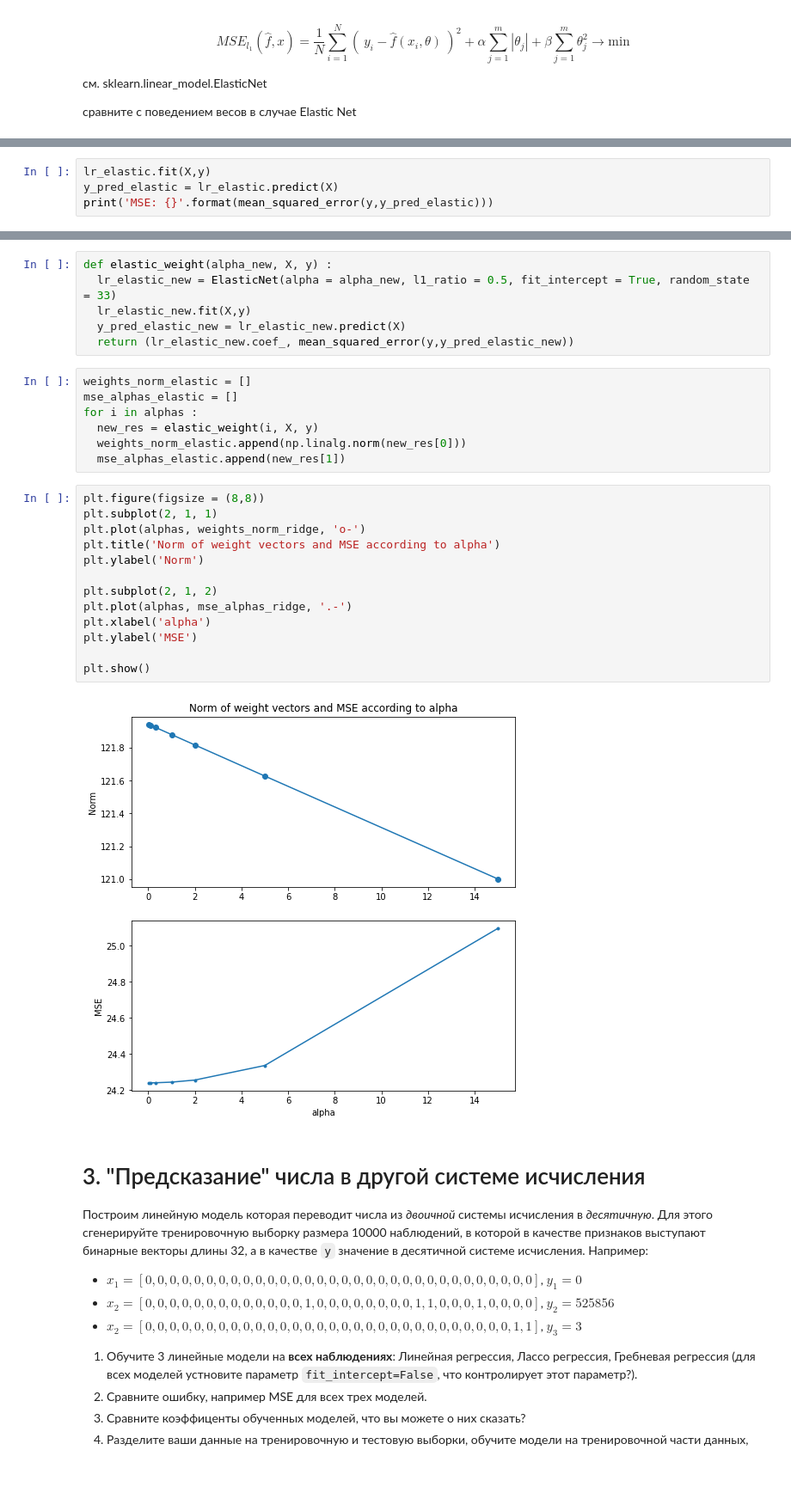
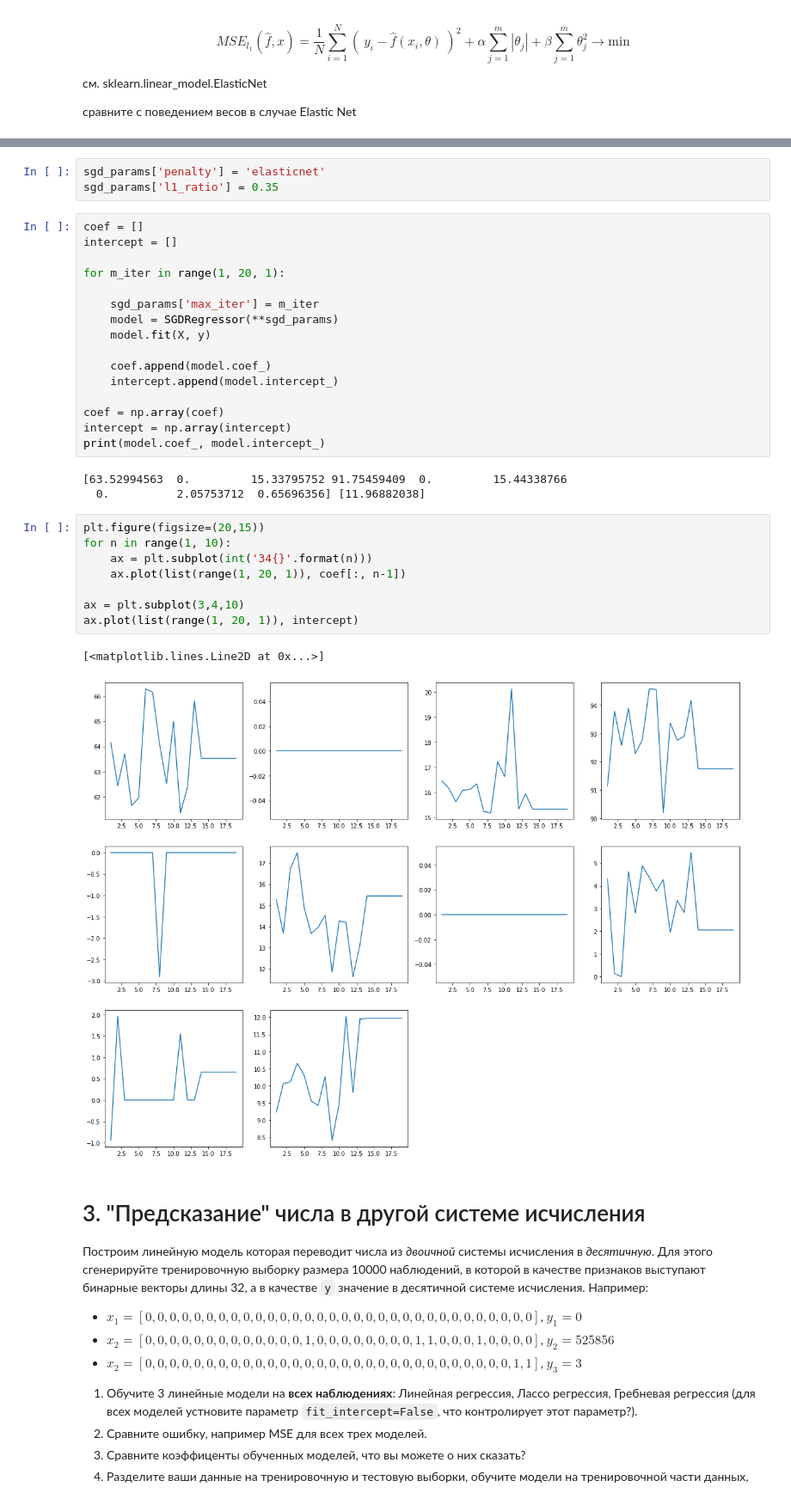
Before and after one commit to vanekek/iitp-ml-ds, a Jupyter notebook: 2023/seminar-3-l1l2/home-assignment-3-l1l2.ipynb, the cells around one changed output, grey strips where cells are left out. Shown: that part at 86% size. Saved outputs shown, nothing was run; the diff lists cells and outputs as text; blank space fills up the shorter version.

```diff
--- a/2023/seminar-3-l1l2/home-assignment-3-l1l2.ipynb
+++ b/2023/seminar-3-l1l2/home-assignment-3-l1l2.ipynb
@@ -388,4 +358,0 @@ lr_elastic = ElasticNet(alpha = 50, l1_ratio = 0.5, fit_intercept = True, random
-# %%
-lr_elastic.fit(X,y)
-y_pred_elastic = lr_elastic.predict(X)
-print('MSE: {}'.format(mean_squared_error(y,y_pred_elastic)))
@@ -399,31 +359,36 @@ array([ 1.60888509,  0.        ,  0.        ,  2.66387495, -0.        ,
-# %%
-def elastic_weight(alpha_new, X, y) :
-  lr_elastic_new = ElasticNet(alpha = alpha_new, l1_ratio = 0.5, fit_intercept = True, random_state = 33)
-  lr_elastic_new.fit(X,y)
-  y_pred_elastic_new = lr_elastic_new.predict(X)
-  return (lr_elastic_new.coef_, mean_squared_error(y,y_pred_elastic_new))
-# %%
-weights_norm_elastic = []
-mse_alphas_elastic = []
-for i in alphas :
-  new_res = elastic_weight(i, X, y)
-  weights_norm_elastic.append(np.linalg.norm(new_res[0]))
-  mse_alphas_elastic.append(new_res[1])
-# %%
-plt.figure(figsize = (8,8))
-plt.subplot(2, 1, 1)
-plt.plot(alphas, weights_norm_ridge, 'o-')
-plt.title('Norm of weight vectors and MSE according to alpha')
-plt.ylabel('Norm')
-
-plt.subplot(2, 1, 2)
-plt.plot(alphas, mse_alphas_ridge, '.-')
-plt.xlabel('alpha')
-plt.ylabel('MSE')
-
-plt.show()
-# %% [output]
-[figure, removed]
+# %%
+sgd_params['penalty'] = 'elasticnet'
+sgd_params['l1_ratio'] = 0.35
+# %%
+coef = []
+intercept = []
+
+for m_iter in range(1, 20, 1):
+
+    sgd_params['max_iter'] = m_iter
+    model = SGDRegressor(**sgd_params)
+    model.fit(X, y)
+
+    coef.append(model.coef_)
+    intercept.append(model.intercept_)
+
+coef = np.array(coef)
+intercept = np.array(intercept)
+print(model.coef_, model.intercept_)
+# %% [output]
+[63.52994563  0.         15.33795752 91.75459409  0.         15.44338766
+  0.          2.05753712  0.65696356] [11.96882038]
+# %%
+plt.figure(figsize=(20,15))
+for n in range(1, 10):
+    ax = plt.subplot(int('34{}'.format(n)))
+    ax.plot(list(range(1, 20, 1)), coef[:, n-1])
+
+ax = plt.subplot(3,4,10)
+ax.plot(list(range(1, 20, 1)), intercept)
+# %% [output]
+[<matplotlib.lines.Line2D at 0x...>]
+[figure, added]
 # %% [markdown]
 # 3. "Предсказание" числа в другой системе исчисления
 
```
Also changed, not shown: parts of 12 cells of this notebook.
